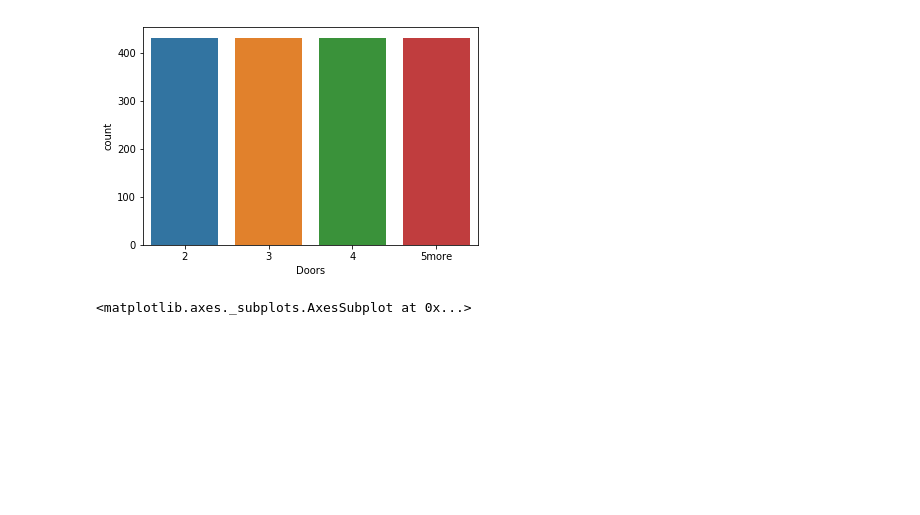
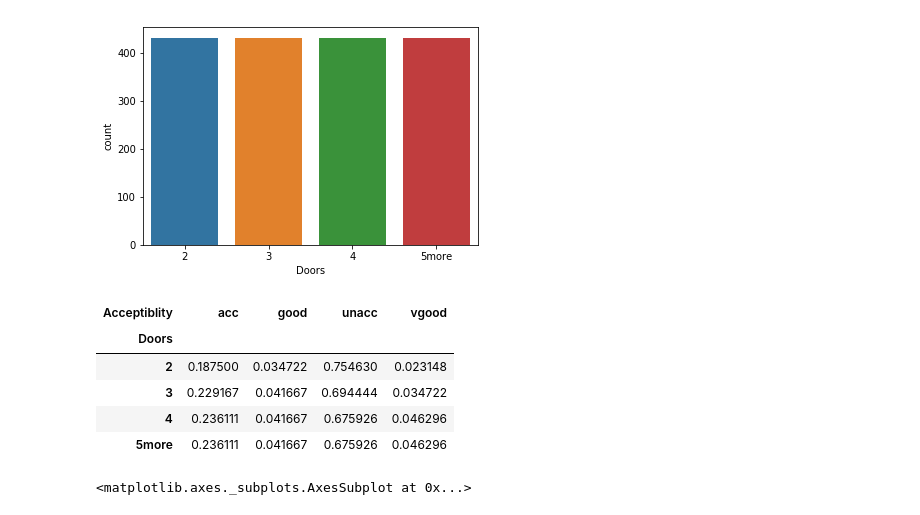
Before and after one commit to AbdullahAlSajid/Car-Acceptability-Classification, a Jupyter notebook: script .ipynb, the cells around one changed output. Cells and saved outputs as stored; diff of their text form; code cells hidden in the pictures; blank space fills up the shorter version.

```diff
--- a/script .ipynb
+++ b/script .ipynb
@@ -55,6 +103,16 @@ sns.countplot(data = df, x='Doors')
 # %% [output]
 <matplotlib.axes._subplots.AxesSubplot at 0x...>
 [figure]
+# %%
+# df.groupby('Doors').Acceptiblity.value_counts()
+pd.crosstab(df.Doors, df.Acceptiblity, normalize ='index')
+# %% [output]
+| Acceptiblity | acc | good | unacc | vgood |
+| Doors |  |  |  |  |
+| 2 | 0.187500 | 0.034722 | 0.754630 | 0.023148 |
+| 3 | 0.229167 | 0.041667 | 0.694444 | 0.034722 |
+| 4 | 0.236111 | 0.041667 | 0.675926 | 0.046296 |
+| 5more | 0.236111 | 0.041667 | 0.675926 | 0.046296 |
 # %%
 sns.countplot(data = df, x='Persons')
 # %% [output]
```
Also changed, not shown: parts of 8 cells of this notebook.
